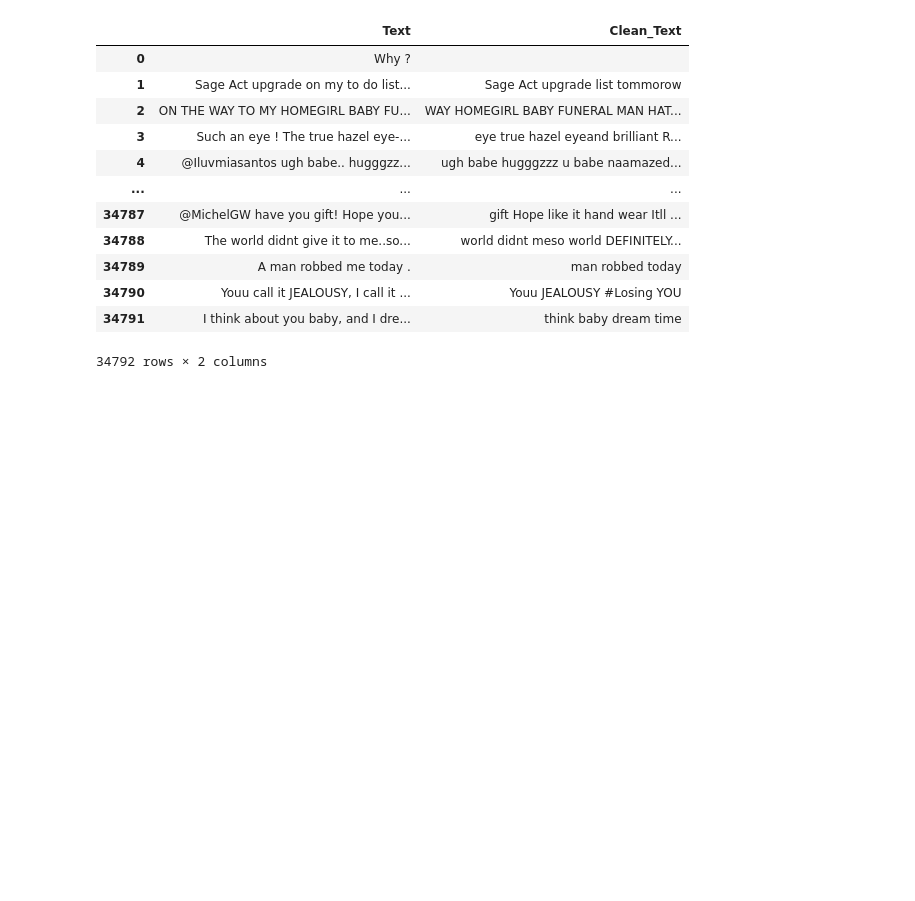
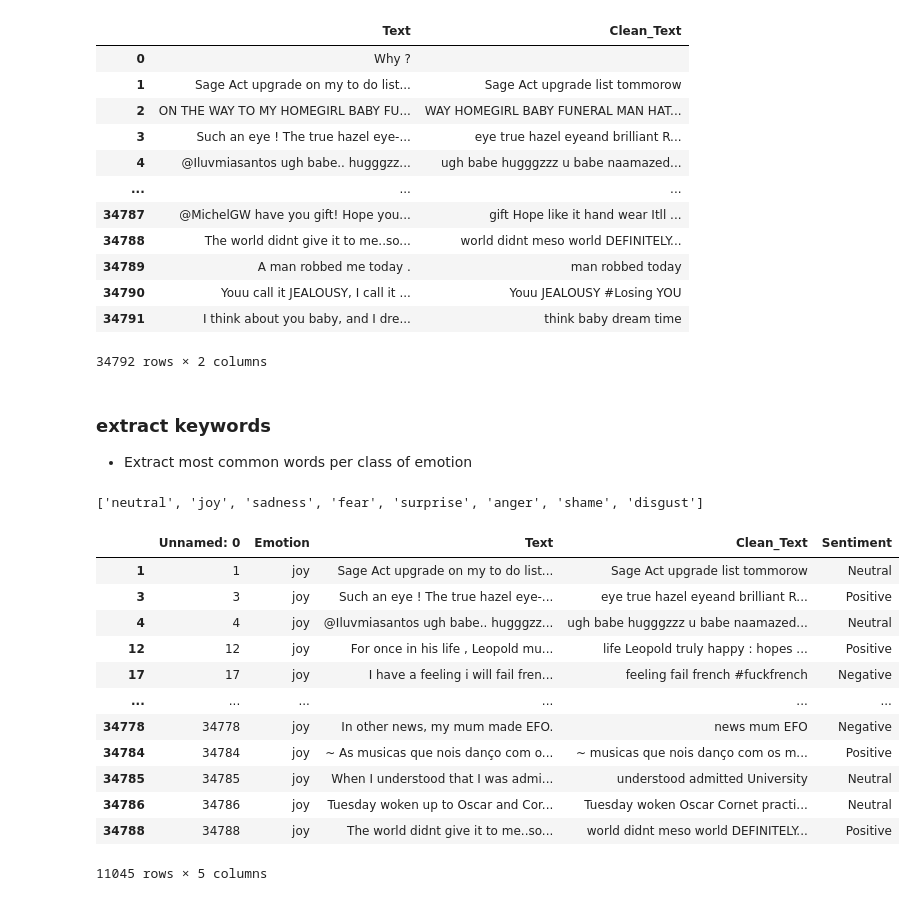
Before and after one commit to pooja080499/Emotion-Detection-ML, a Jupyter notebook: nootbooks/emotion_detection.ipynb, the cells around one changed output. Saved outputs shown, nothing was run; the diff lists cells and outputs as text; code cells hidden in the pictures; blank space fills up the shorter version.

Commit message:
joy keyword extarxtion done

```diff
--- a/nootbooks/emotion_detection.ipynb
+++ b/nootbooks/emotion_detection.ipynb
@@ -209,3 +209,6 @@ df[['Text','Clean_Text']]
 | 34790 | Youu call it JEALOUSY, I call it ... | Youu JEALOUSY #Losing YOU |
 | 34791 | I think about you baby, and I dre... | think baby dream time |
 34792 rows × 2 columns
+# %% [markdown]
+### extract keywords
++ Extract most common words per class of emotion
@@ -211,0 +224,20 @@ df[['Text','Clean_Text']]
+# %%
+emotion_list
+# %% [output]
+['neutral', 'joy', 'sadness', 'fear', 'surprise', 'anger', 'shame', 'disgust']
+# %%
+df[df['Emotion']=='joy']
+# %% [output]
+|  | Unnamed: 0 | Emotion | Text | Clean_Text | Sentiment |
+| 1 | 1 | joy | Sage Act upgrade on my to do list... | Sage Act upgrade list tommorow | Neutral |
+| 3 | 3 | joy | Such an eye ! The true hazel eye-... | eye true hazel eyeand brilliant R... | Positive |
+| 4 | 4 | joy | @Iluvmiasantos ugh babe.. hugggzz... | ugh babe hugggzzz u babe naamazed... | Neutral |
+| 12 | 12 | joy | For once in his life , Leopold mu... | life Leopold truly happy : hopes ... | Positive |
+| 17 | 17 | joy | I have a feeling i will fail fren... | feeling fail french #fuckfrench | Negative |
+| ... | ... | ... | ... | ... | ... |
+| 34778 | 34778 | joy | In other news, my mum made EFO. | news mum EFO | Negative |
+| 34784 | 34784 | joy | ~ As musicas que nois danço com o... | ~ musicas que nois danço com os m... | Positive |
+| 34785 | 34785 | joy | When I understood that I was admi... | understood admitted University | Neutral |
+| 34786 | 34786 | joy | Tuesday woken up to Oscar and Cor... | Tuesday woken Oscar Cornet practi... | Neutral |
+| 34788 | 34788 | joy | The world didnt give it to me..so... | world didnt meso world DEFINITELY... | Positive |
+11045 rows × 5 columns
```
Also changed, not shown: parts of 9 cells of this notebook.
